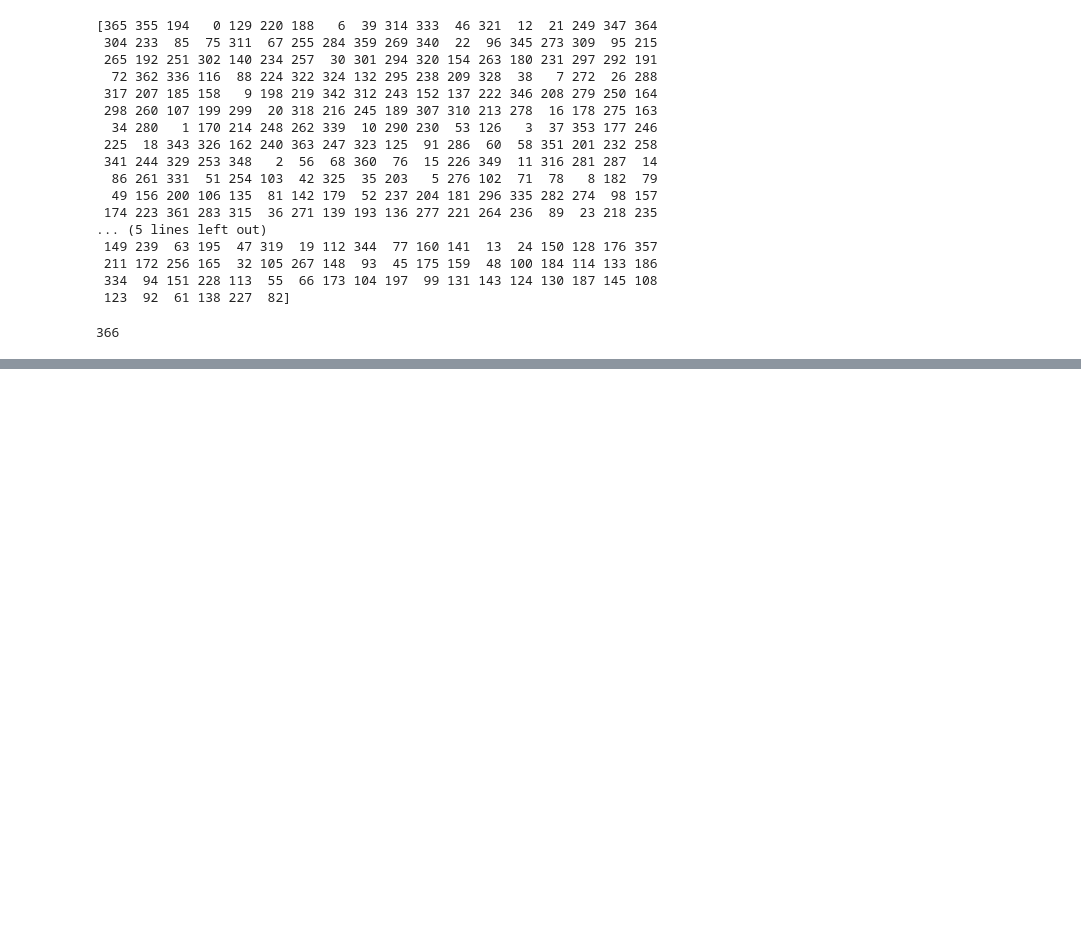
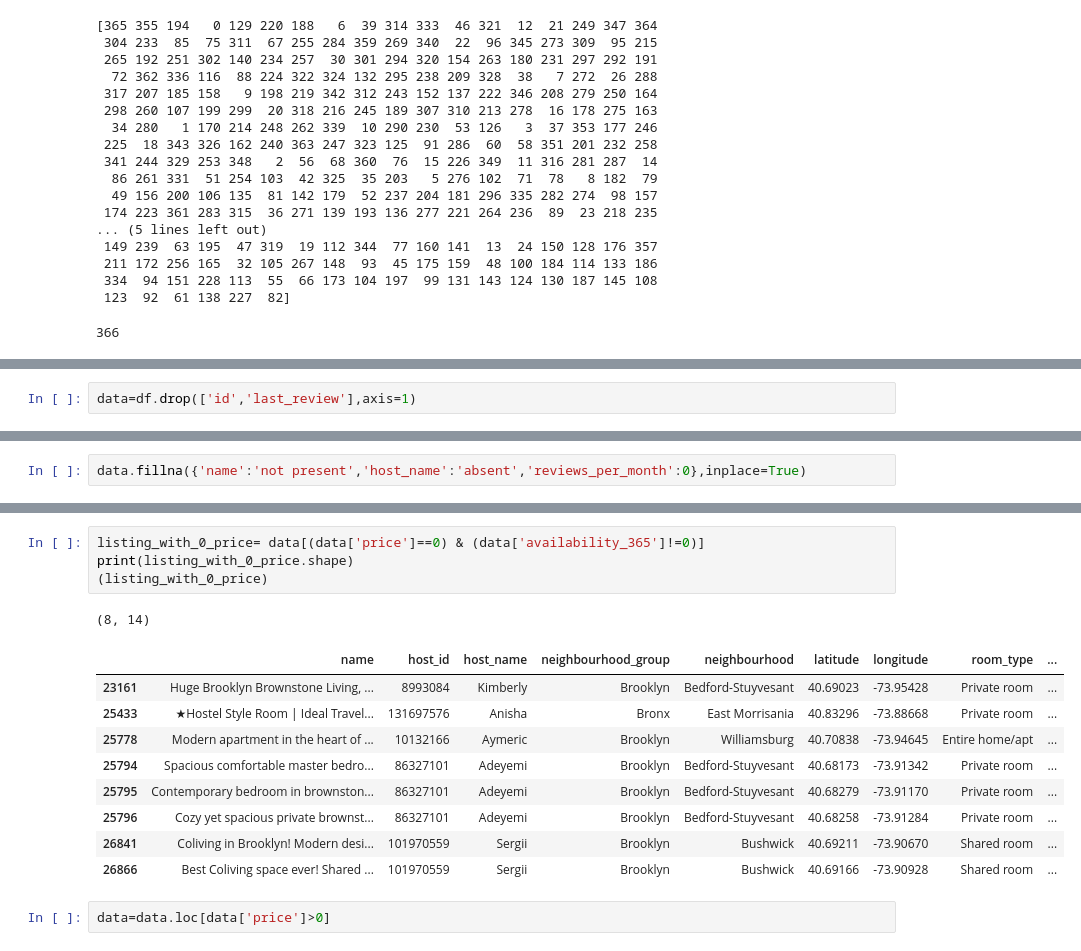
Before and after one commit to tusharrkharkar/project1, a Jupyter notebook: Copy_of_tusharkharkarp1.ipynb, the cells around one changed output, grey strips where cells are left out. Saved outputs shown, nothing was run; the diff lists cells and outputs as text; blank space fills up the shorter version.

```diff
--- a/Copy_of_tusharkharkarp1.ipynb
+++ b/Copy_of_tusharkharkarp1.ipynb
@@ -503,0 +526,2 @@ len(unique_availability_365)
+# %%
+data=df.drop(['id','last_review'],axis=1)
@@ -503,0 +550,2 @@ len(unique_availability_365)
+# %%
+data.fillna({'name':'not present','host_name':'absent','reviews_per_month':0},inplace=True)
@@ -503,0 +578,17 @@ len(unique_availability_365)
+# %%
+listing_with_0_price= data[(data['price']==0) & (data['availability_365']!=0)]
+print(listing_with_0_price.shape)
+(listing_with_0_price)
+# %% [output]
+(8, 14)
+|  | name | host_id | host_name | neighbourhood_group | neighbourhood | latitude | longitude | room_type | ... |
+| 23161 | Huge Brooklyn Brownstone Living, ... | 8993084 | Kimberly | Brooklyn | Bedford-Stuyvesant | 40.69023 | -73.95428 | Private room | ... |
+| 25433 | ★Hostel Style Room | Ideal Travel... | 131697576 | Anisha | Bronx | East Morrisania | 40.83296 | -73.88668 | Private room | ... |
+| 25778 | Modern apartment in the heart of ... | 10132166 | Aymeric | Brooklyn | Williamsburg | 40.70838 | -73.94645 | Entire home/apt | ... |
+| 25794 | Spacious comfortable master bedro... | 86327101 | Adeyemi | Brooklyn | Bedford-Stuyvesant | 40.68173 | -73.91342 | Private room | ... |
+| 25795 | Contemporary bedroom in brownston... | 86327101 | Adeyemi | Brooklyn | Bedford-Stuyvesant | 40.68279 | -73.91170 | Private room | ... |
+| 25796 | Cozy yet spacious private brownst... | 86327101 | Adeyemi | Brooklyn | Bedford-Stuyvesant | 40.68258 | -73.91284 | Private room | ... |
+| 26841 | Coliving in Brooklyn! Modern desi... | 101970559 | Sergii | Brooklyn | Bushwick | 40.69211 | -73.90670 | Shared room | ... |
+| 26866 | Best Coliving space ever! Shared ... | 101970559 | Sergii | Brooklyn | Bushwick | 40.69166 | -73.90928 | Shared room | ... |
+# %%
+data=data.loc[data['price']>0]
```
Also changed, not shown: parts of 12 cells of this notebook.
